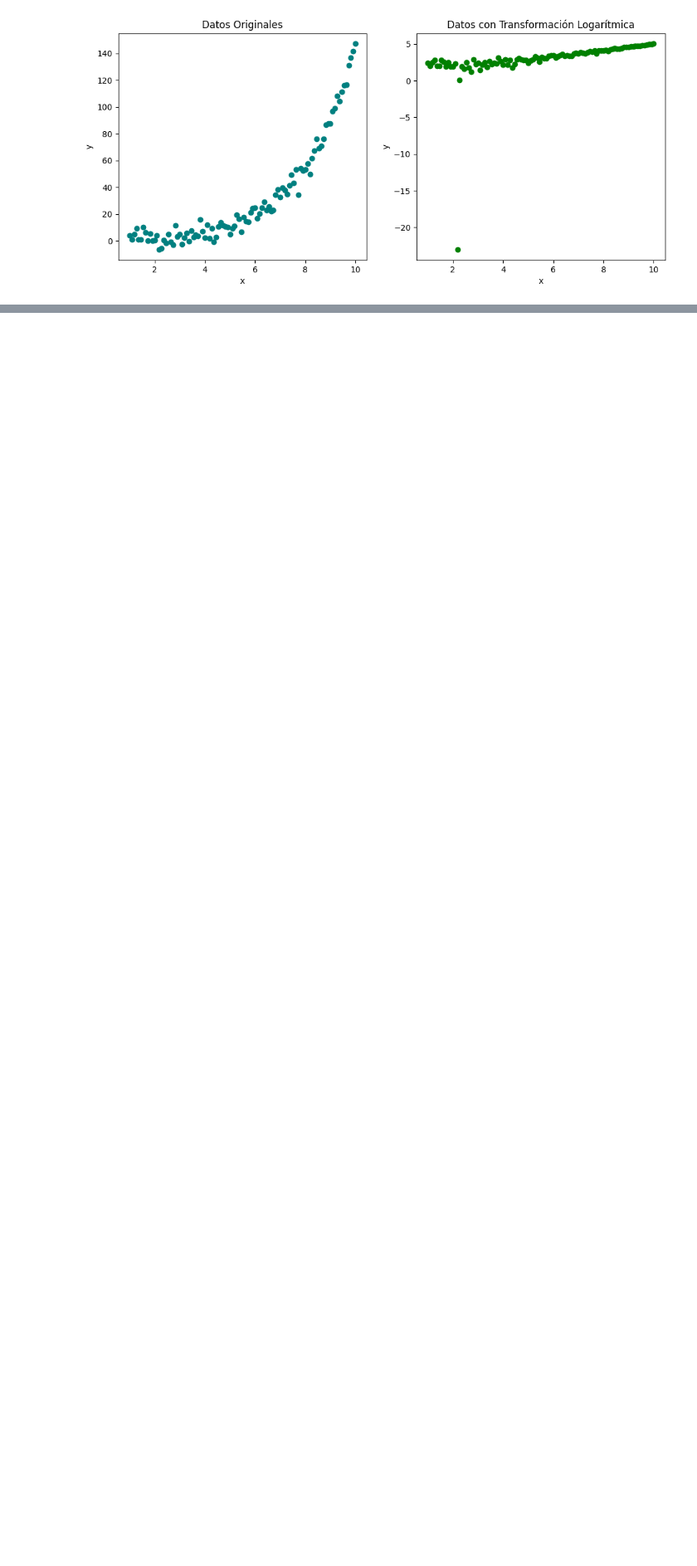
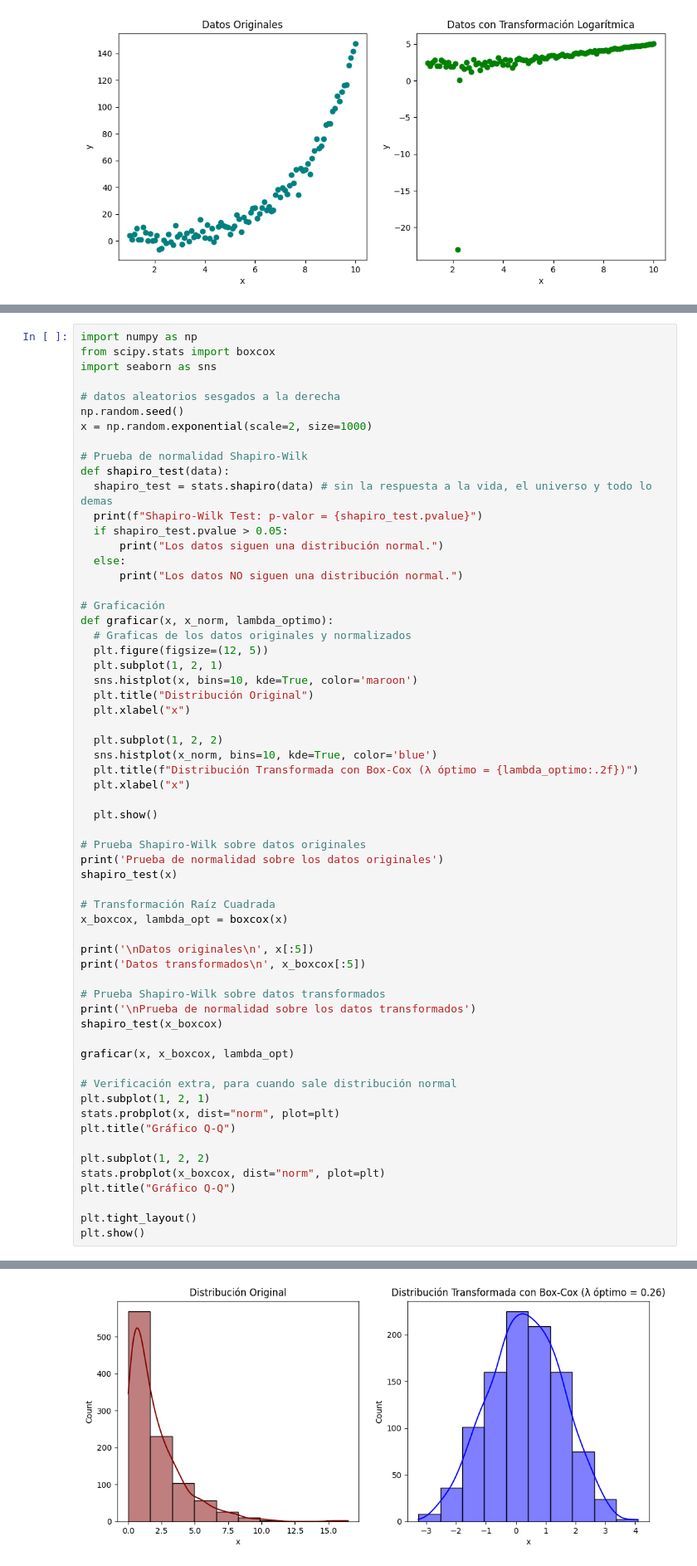
Before and after one commit to MaggieHDez/ClassFiles, a Jupyter notebook: Tarea_20_Ejercicios_de_Normalizacion_RESUELTO.ipynb, the cells around one changed output, grey strips where cells are left out. Shown at 83% size. Drawn from its saved outputs; the diff is of its cells as text; blank space fills up the shorter version.

```diff
--- a/Tarea_20_Ejercicios_de_Normalizacion_RESUELTO.ipynb
+++ b/Tarea_20_Ejercicios_de_Normalizacion_RESUELTO.ipynb
@@ -398,0 +400,62 @@ Preguntas:
+# %%
+import numpy as np
+from scipy.stats import boxcox
+import seaborn as sns
+
+# datos aleatorios sesgados a la derecha
+np.random.seed()
+x = np.random.exponential(scale=2, size=1000)
+
+# Prueba de normalidad Shapiro-Wilk
+def shapiro_test(data):
+  shapiro_test = stats.shapiro(data) # sin la respuesta a la vida, el universo y todo lo demas
+  print(f"Shapiro-Wilk Test: p-valor = {shapiro_test.pvalue}")
+  if shapiro_test.pvalue > 0.05:
+      print("Los datos siguen una distribución normal.")
+  else:
+      print("Los datos NO siguen una distribución normal.")
+
+# Graficación
+def graficar(x, x_norm, lambda_optimo):
+  # Graficas de los datos originales y normalizados
+  plt.figure(figsize=(12, 5))
+  plt.subplot(1, 2, 1)
+  sns.histplot(x, bins=10, kde=True, color='maroon')
+  plt.title("Distribución Original")
+  plt.xlabel("x")
+
+  plt.subplot(1, 2, 2)
+  sns.histplot(x_norm, bins=10, kde=True, color='blue')
+  plt.title(f"Distribución Transformada con Box-Cox (λ óptimo = {lambda_optimo:.2f})")
+  plt.xlabel("x")
+
+  plt.show()
+
+# Prueba Shapiro-Wilk sobre datos originales
+print('Prueba de normalidad sobre los datos originales')
+shapiro_test(x)
+
+# Transformación Raíz Cuadrada
+x_boxcox, lambda_opt = boxcox(x)
+
+print('\nDatos originales\n', x[:5])
+print('Datos transformados\n', x_boxcox[:5])
+
+# Prueba Shapiro-Wilk sobre datos transformados
+print('\nPrueba de normalidad sobre los datos transformados')
+shapiro_test(x_boxcox)
+
+graficar(x, x_boxcox, lambda_opt)
+
+# Verificación extra, para cuando sale distribución normal
+plt.subplot(1, 2, 1)
+stats.probplot(x, dist="norm", plot=plt)
+plt.title("Gráfico Q-Q")
+
+plt.subplot(1, 2, 2)
+stats.probplot(x_boxcox, dist="norm", plot=plt)
+plt.title("Gráfico Q-Q")
+
+plt.tight_layout()
+plt.show()
+# %% [output]
@@ -398,0 +474 @@ Preguntas:
+[figure, added]
```
Also changed, not shown: parts of 3 cells of this notebook.
